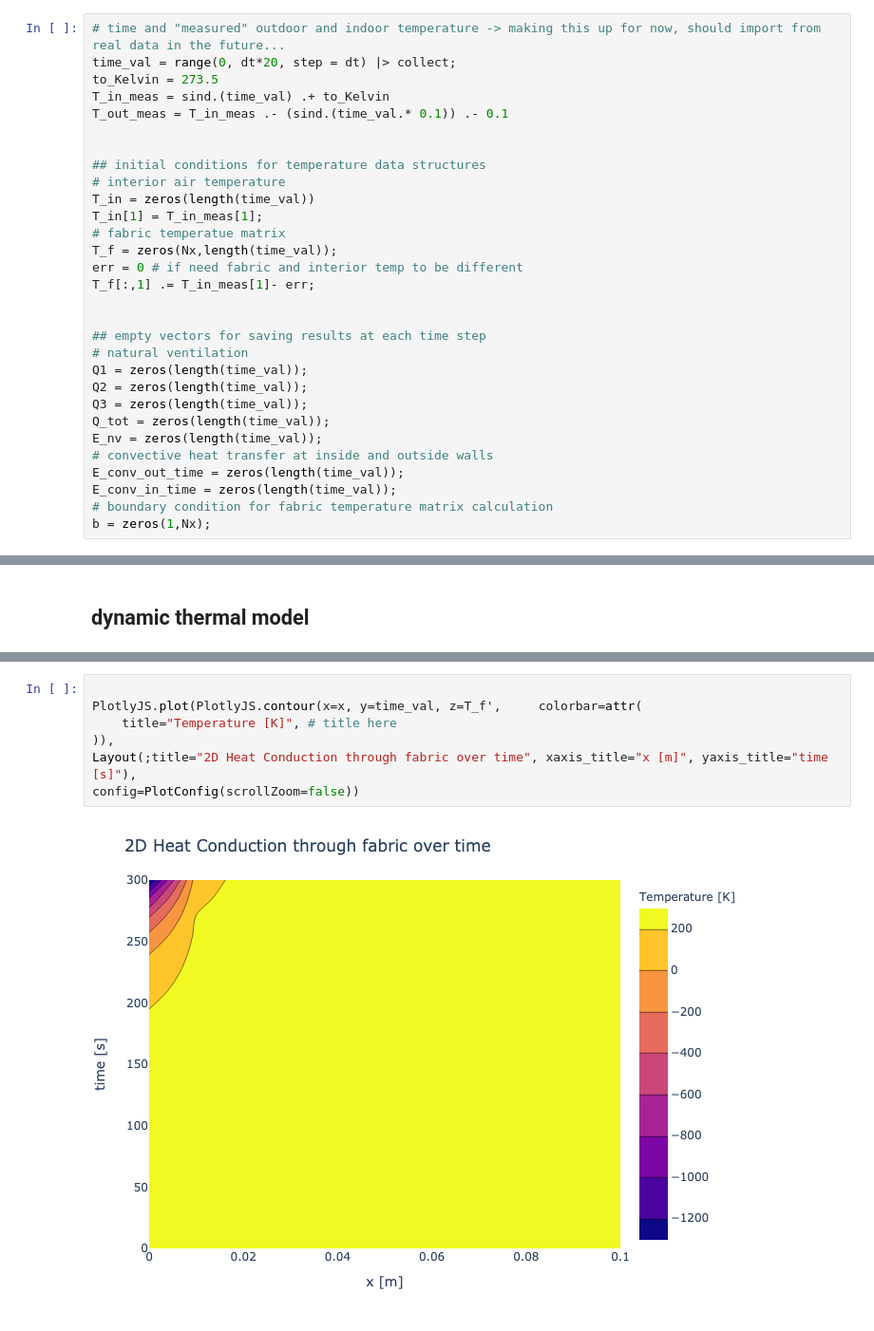
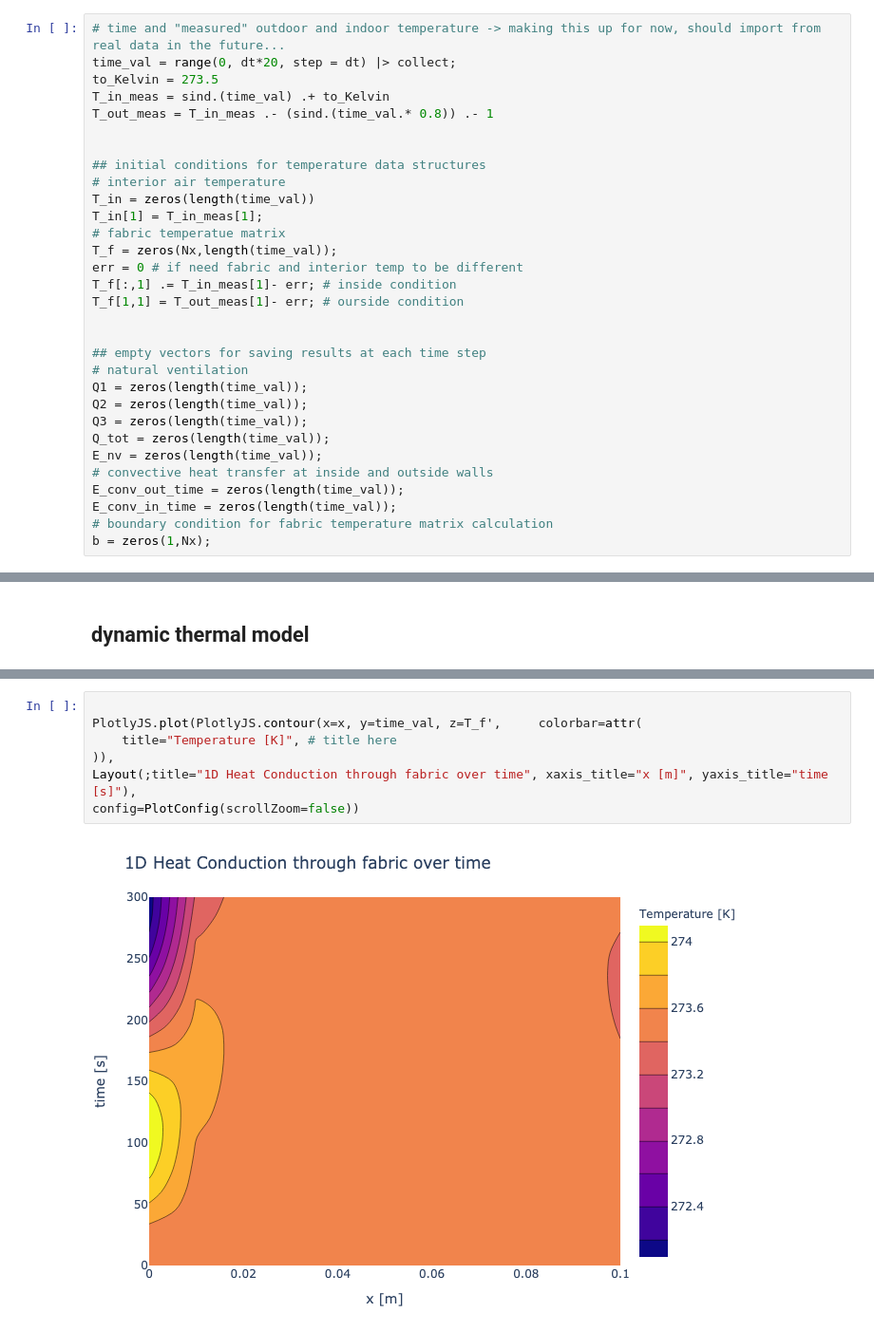
Before and after one commit to juliet29/bthermal_model, a Jupyter notebook: notebooks/appliedBtm_111622.ipynb, the cells around one changed output, grey strips where cells are left out. Shown: that part at 95% size. Drawn from its saved outputs; the diff is of its cells as text.

```diff
--- a/notebooks/appliedBtm_111622.ipynb
+++ b/notebooks/appliedBtm_111622.ipynb
@@ -97,7 +113,7 @@ w3["cd"] = cd_pivot(w3["alpha"]);
 time_val = range(0, dt*20, step = dt) |> collect;
 to_Kelvin = 273.5
 T_in_meas = sind.(time_val) .+ to_Kelvin
-T_out_meas = T_in_meas .- (sind.(time_val.* 0.1)) .- 0.1
+T_out_meas = T_in_meas .- (sind.(time_val.* 0.8)) .- 1
 
 
 ## initial conditions for temperature data structures
@@ -107,7 +123,8 @@ T_in[1] = T_in_meas[1];
 # fabric temperatue matrix
 T_f = zeros(Nx,length(time_val));
 err = 0 # if need fabric and interior temp to be different
-T_f[:,1] .= T_in_meas[1]- err;
+T_f[:,1] .= T_in_meas[1]- err; # inside condition
+T_f[1,1] = T_out_meas[1]- err; # ourside condition
 
 
 ## empty vectors for saving results at each time step
@@ -231,9 +261,9 @@ p3
 # %%
 
 PlotlyJS.plot(PlotlyJS.contour(x=x, y=time_val, z=T_f',     colorbar=attr(
     title="Temperature [K]", # title here
 )),
-Layout(;title="2D Heat Conduction through fabric over time", xaxis_title="x [m]", yaxis_title="time [s]"),
+Layout(;title="1D Heat Conduction through fabric over time", xaxis_title="x [m]", yaxis_title="time [s]"),
 config=PlotConfig(scrollZoom=false))
 # %% [output]
-[figure, old version]
+[figure, new version]
```
Also changed, not shown: parts of 10 cells of this notebook, 2 other files.
